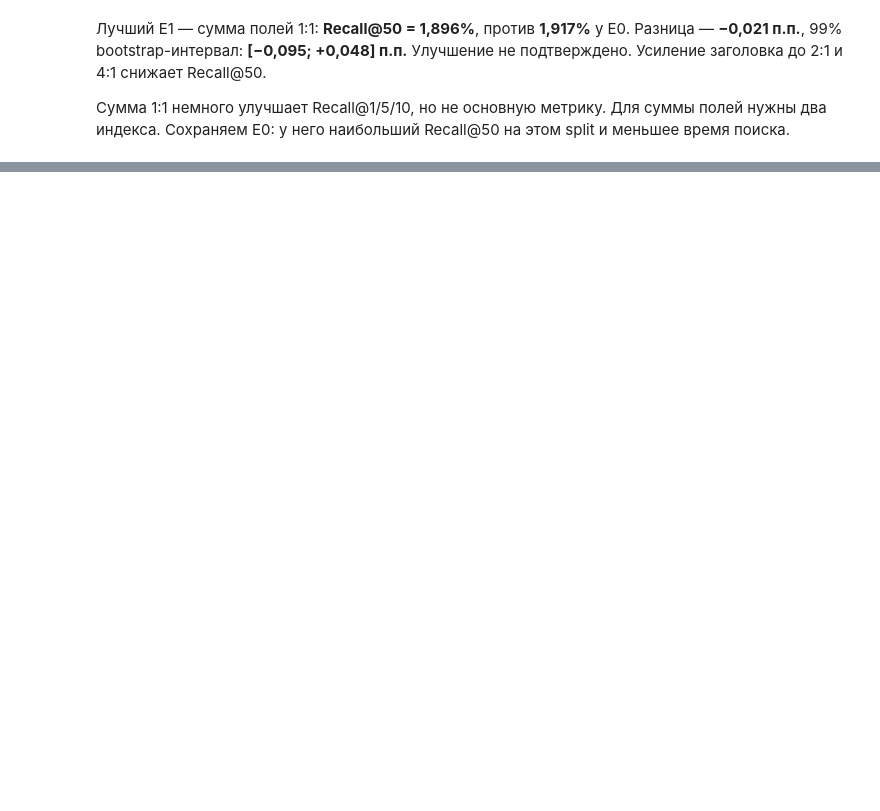
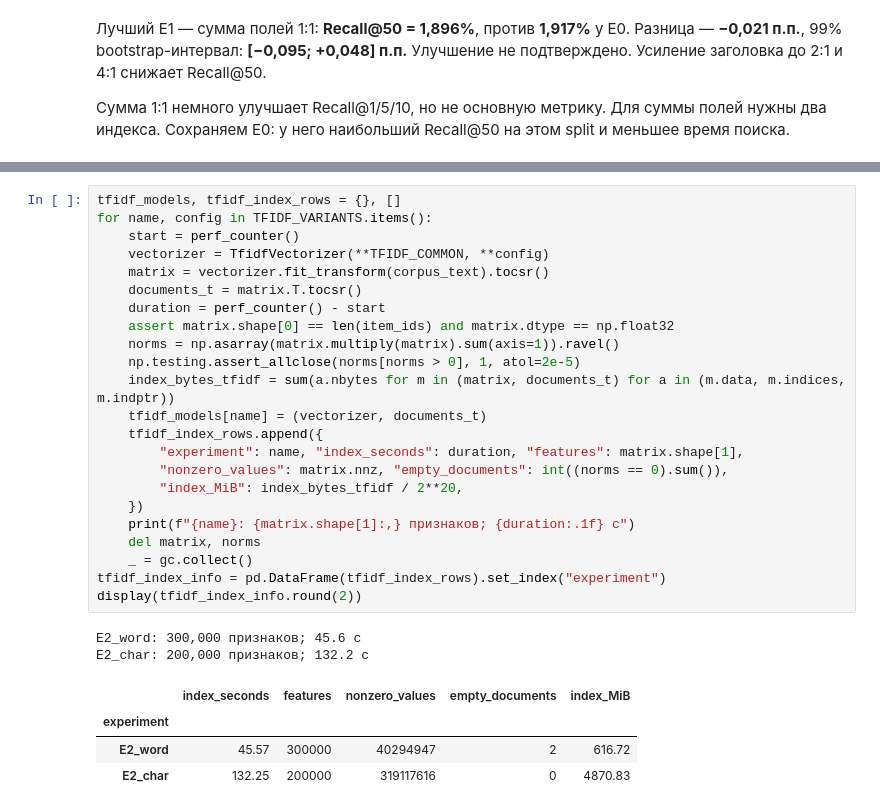
Before and after one commit to alexiva05/avito-service-search, a Jupyter notebook: solution.ipynb, the cells around one changed output, grey strips where cells are left out. Cells and saved outputs as stored; diff of their text form; blank space fills up the shorter version.

```diff
--- a/solution.ipynb
+++ b/solution.ipynb
@@ -957,0 +1034,30 @@ display(pd.DataFrame(examples))
+# %%
+tfidf_models, tfidf_index_rows = {}, []
+for name, config in TFIDF_VARIANTS.items():
+    start = perf_counter()
+    vectorizer = TfidfVectorizer(**TFIDF_COMMON, **config)
+    matrix = vectorizer.fit_transform(corpus_text).tocsr()
+    documents_t = matrix.T.tocsr()
+    duration = perf_counter() - start
+    assert matrix.shape[0] == len(item_ids) and matrix.dtype == np.float32
+    norms = np.asarray(matrix.multiply(matrix).sum(axis=1)).ravel()
+    np.testing.assert_allclose(norms[norms > 0], 1, atol=2e-5)
+    index_bytes_tfidf = sum(a.nbytes for m in (matrix, documents_t) for a in (m.data, m.indices, m.indptr))
+    tfidf_models[name] = (vectorizer, documents_t)
+    tfidf_index_rows.append({
+        "experiment": name, "index_seconds": duration, "features": matrix.shape[1],
+        "nonzero_values": matrix.nnz, "empty_documents": int((norms == 0).sum()),
+        "index_MiB": index_bytes_tfidf / 2**20,
+    })
+    print(f"{name}: {matrix.shape[1]:,} признаков; {duration:.1f} с")
+    del matrix, norms
+    _ = gc.collect()
+tfidf_index_info = pd.DataFrame(tfidf_index_rows).set_index("experiment")
+display(tfidf_index_info.round(2))
+# %% [output]
+E2_word: 300,000 признаков; 45.6 с
+E2_char: 200,000 признаков; 132.2 с
+|  | index_seconds | features | nonzero_values | empty_documents | index_MiB |
+| experiment |  |  |  |  |  |
+| E2_word | 45.57 | 300000 | 40294947 | 2 | 616.72 |
+| E2_char | 132.25 | 200000 | 319117616 | 0 | 4870.83 |
```
Also changed, not shown: parts of 14 cells of this notebook, 2 other files.
